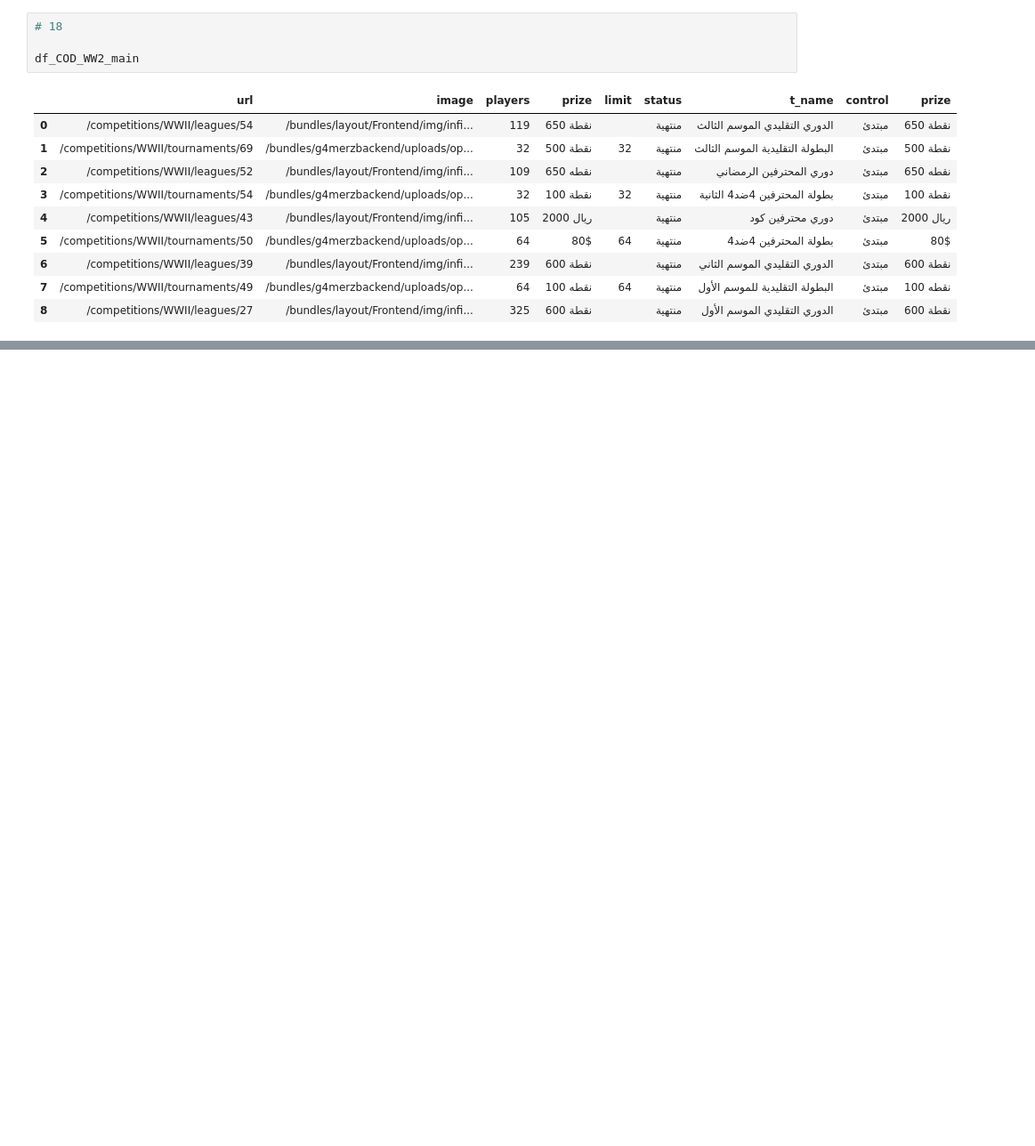
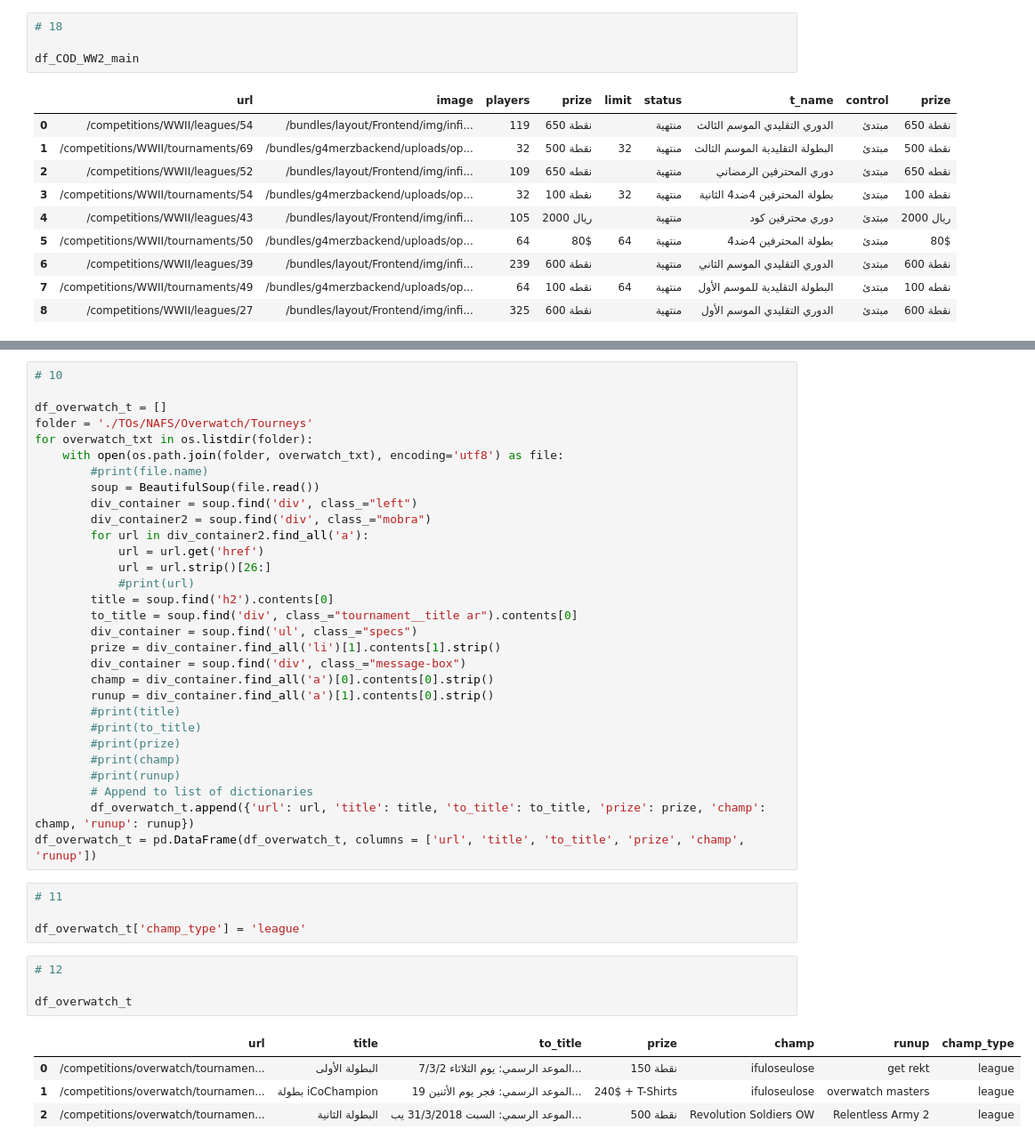
Before and after one commit to iRaied/eSports_Teams, a Jupyter notebook: esports_teams.ipynb, the cells around one changed output, grey strips where cells are left out. Shown at 89% size. Drawn from its saved outputs; the diff is of its cells as text; blank space fills up the shorter version.

```diff
--- a/esports_teams.ipynb
+++ b/esports_teams.ipynb
@@ -3070,0 +3211,43 @@ df_COD_WW2_main
+# %%
+# 10
+
+df_overwatch_t = []
+folder = './TOs/NAFS/Overwatch/Tourneys'
+for overwatch_txt in os.listdir(folder):
+    with open(os.path.join(folder, overwatch_txt), encoding='utf8') as file:
+        #print(file.name)
+        soup = BeautifulSoup(file.read())
+        div_container = soup.find('div', class_="left")
+        div_container2 = soup.find('div', class_="mobra")
+        for url in div_container2.find_all('a'):
+            url = url.get('href')
+            url = url.strip()[26:]
+            #print(url)
+        title = soup.find('h2').contents[0]
+        to_title = soup.find('div', class_="tournament__title ar").contents[0]
+        div_container = soup.find('ul', class_="specs")
+        prize = div_container.find_all('li')[1].contents[1].strip()
+        div_container = soup.find('div', class_="message-box")
+        champ = div_container.find_all('a')[0].contents[0].strip()
+        runup = div_container.find_all('a')[1].contents[0].strip()
+        #print(title)
+        #print(to_title)
+        #print(prize)
+        #print(champ)
+        #print(runup)
+        # Append to list of dictionaries
+        df_overwatch_t.append({'url': url, 'title': title, 'to_title': to_title, 'prize': prize, 'champ': champ, 'runup': runup})
+df_overwatch_t = pd.DataFrame(df_overwatch_t, columns = ['url', 'title', 'to_title', 'prize', 'champ', 'runup'])
+# %%
+# 11
+
+df_overwatch_t['champ_type'] = 'league'
+# %%
+# 12
+
+df_overwatch_t
+# %% [output]
+|  | url | title | to_title | prize | champ | runup | champ_type |
+| 0 | /competitions/overwatch/tournamen... | البطولة الأولى | الموعد الرسمي: يوم الثلاثاء 7/3/2... | 150 نقطة | ifuloseulose | get rekt | league |
+| 1 | /competitions/overwatch/tournamen... | بطولة iCoChampion | الموعد الرسمي: فجر يوم الأثنين 19... | 240$ + T-Shirts | ifuloseulose | overwatch masters | league |
+| 2 | /competitions/overwatch/tournamen... | البطولة الثانية | الموعد الرسمي: السبت 31/3/2018 يب... | 500 نقطة | Revolution Soldiers OW | Relentless Army 2 | league |
```
Also changed, not shown: parts of 16 cells of this notebook.
